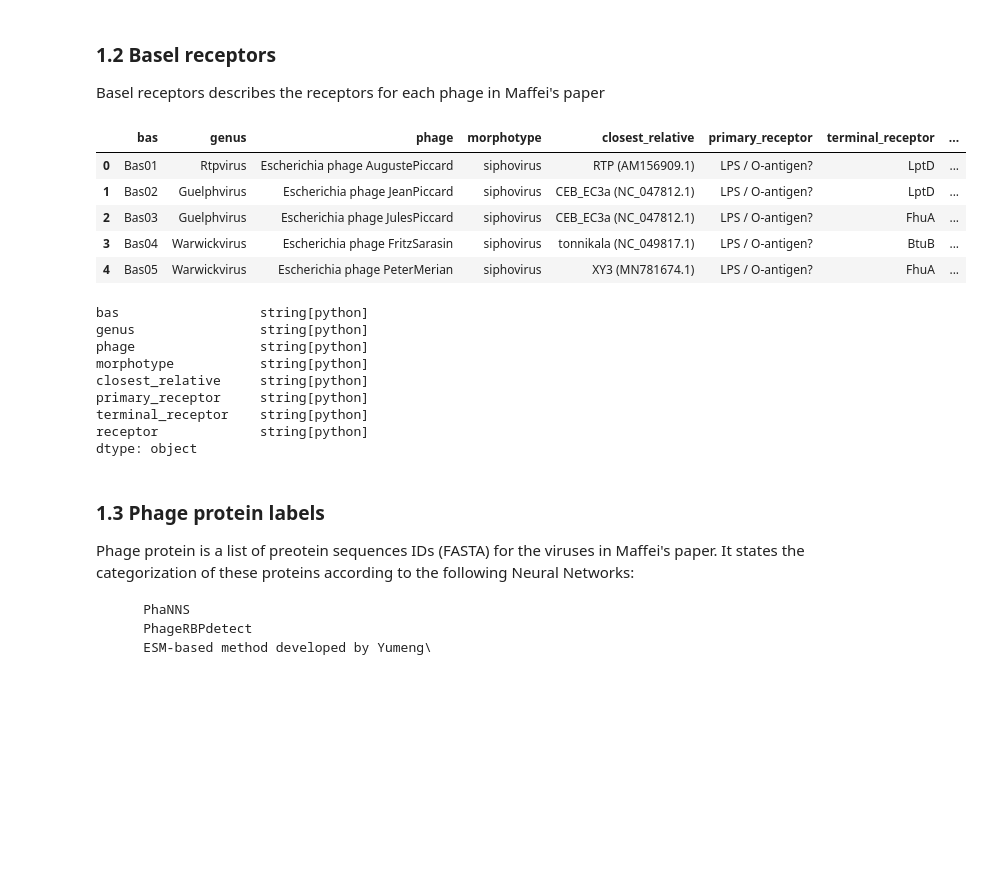
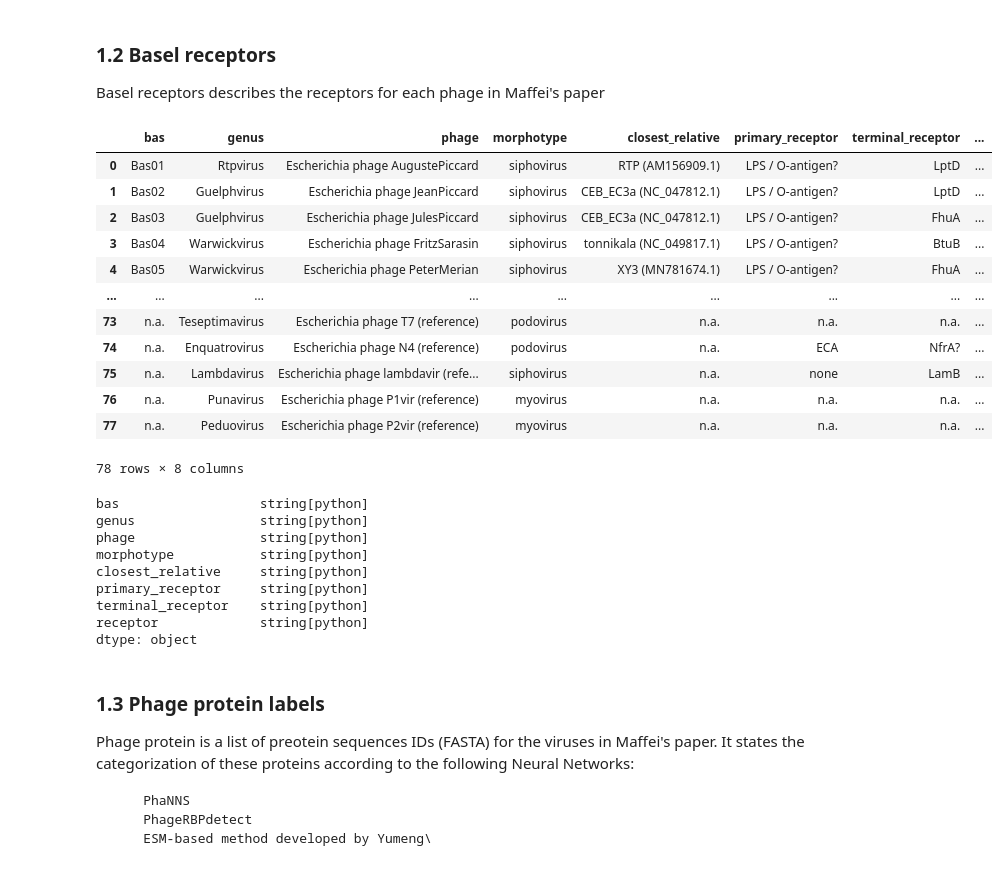
Before and after one commit to Drivahah/Predicting-phage-host-interaction-with-Language-Models, a Jupyter notebook: phage_host_protein_pair/notebooks/01_data_exploration_and_labelling.ipynb, the cells around one changed output. Drawn from its saved outputs; the diff is of its cells as text; code cells hidden in the pictures; blank space fills up the shorter version.

```diff
--- a/phage_host_protein_pair/notebooks/01_data_exploration_and_labelling.ipynb
+++ b/phage_host_protein_pair/notebooks/01_data_exploration_and_labelling.ipynb
@@ -94,43 +102,50 @@ Basel receptors describes the receptors for each phage in Maffei's paper
 # %%
 receptors = pd.read_csv(os.path.join(RAW_PATH, 'basel_receptors.csv'), sep=';')
 
 # Rename columns
 change_names = {'ICTV genus': 'genus',
                 'Bas##': 'bas',
                 'Phage (name)': 'phage',
                 'closest relative (BLASTN total score)': 'closest relative'}
 receptors.rename(columns=change_names, inplace=True)
 del change_names
 receptors.columns = receptors.columns.str.replace(' ', '_')
 
 # Move genus and phage columns to second and third position
 genus = receptors.pop('genus')
 phage = receptors.pop('phage')
 receptors.insert(1, 'genus', genus)
 receptors.insert(2, 'phage', phage)
 del genus, phage
 
 # Define schema
 receptors = receptors.astype('string')
 
-display(receptors.head())
+display(receptors)
 receptors.dtypes
 # %% [output]
 |  | bas | genus | phage | morphotype | closest_relative | primary_receptor | terminal_receptor | ... |
 | 0 | Bas01 | Rtpvirus | Escherichia phage AugustePiccard | siphovirus | RTP (AM156909.1) | LPS / O-antigen? | LptD | ... |
 | 1 | Bas02 | Guelphvirus | Escherichia phage JeanPiccard | siphovirus | CEB_EC3a (NC_047812.1) | LPS / O-antigen? | LptD | ... |
 | 2 | Bas03 | Guelphvirus | Escherichia phage JulesPiccard | siphovirus | CEB_EC3a (NC_047812.1) | LPS / O-antigen? | FhuA | ... |
 | 3 | Bas04 | Warwickvirus | Escherichia phage FritzSarasin | siphovirus | tonnikala (NC_049817.1) | LPS / O-antigen? | BtuB | ... |
 | 4 | Bas05 | Warwickvirus | Escherichia phage PeterMerian | siphovirus | XY3 (MN781674.1) | LPS / O-antigen? | FhuA | ... |
+| ... | ... | ... | ... | ... | ... | ... | ... | ... |
+| 73 | n.a. | Teseptimavirus | Escherichia phage T7 (reference) | podovirus | n.a. | n.a. | n.a. | ... |
+| 74 | n.a. | Enquatrovirus | Escherichia phage N4 (reference) | podovirus | n.a. | ECA | NfrA? | ... |
+| 75 | n.a. | Lambdavirus | Escherichia phage lambdavir (refe... | siphovirus | n.a. | none | LamB | ... |
+| 76 | n.a. | Punavirus | Escherichia phage P1vir (reference) | myovirus | n.a. | n.a. | n.a. | ... |
+| 77 | n.a. | Peduovirus | Escherichia phage P2vir (reference) | myovirus | n.a. | n.a. | n.a. | ... |
-bas                  string[python]
-genus                string[python]
-phage                string[python]
-morphotype           string[python]
-closest_relative     string[python]
-primary_receptor     string[python]
-terminal_receptor    string[python]
-receptor             string[python]
-dtype: object
+78 rows × 8 columns
+bas                  string[python]
+genus                string[python]
+phage                string[python]
+morphotype           string[python]
+closest_relative     string[python]
+primary_receptor     string[python]
+terminal_receptor    string[python]
+receptor             string[python]
+dtype: object
 # %% [markdown]
 ### 1.3 Phage protein labels
 Phage protein is a list of preotein sequences IDs (FASTA) for the viruses in Maffei's paper. It states the categorization of these proteins according to the following Neural Networks:
```
Also changed, not shown: parts of 10 cells of this notebook.
